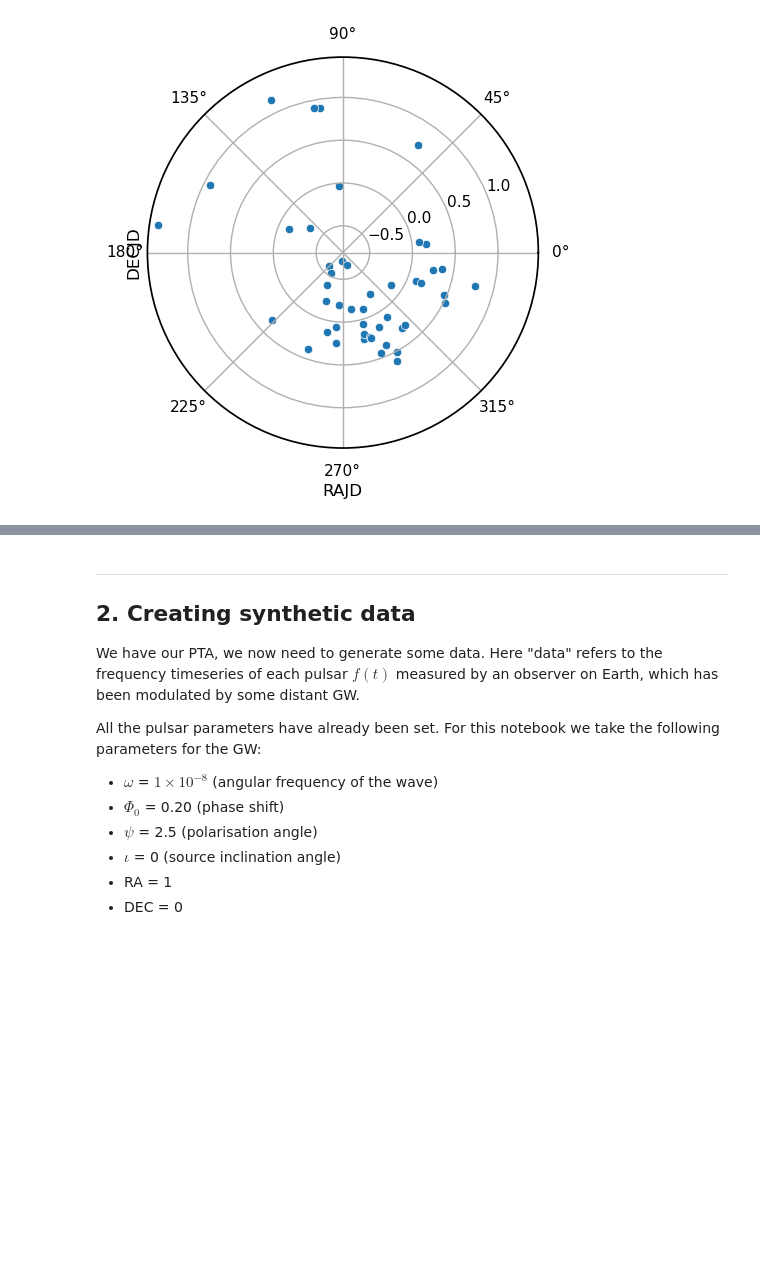
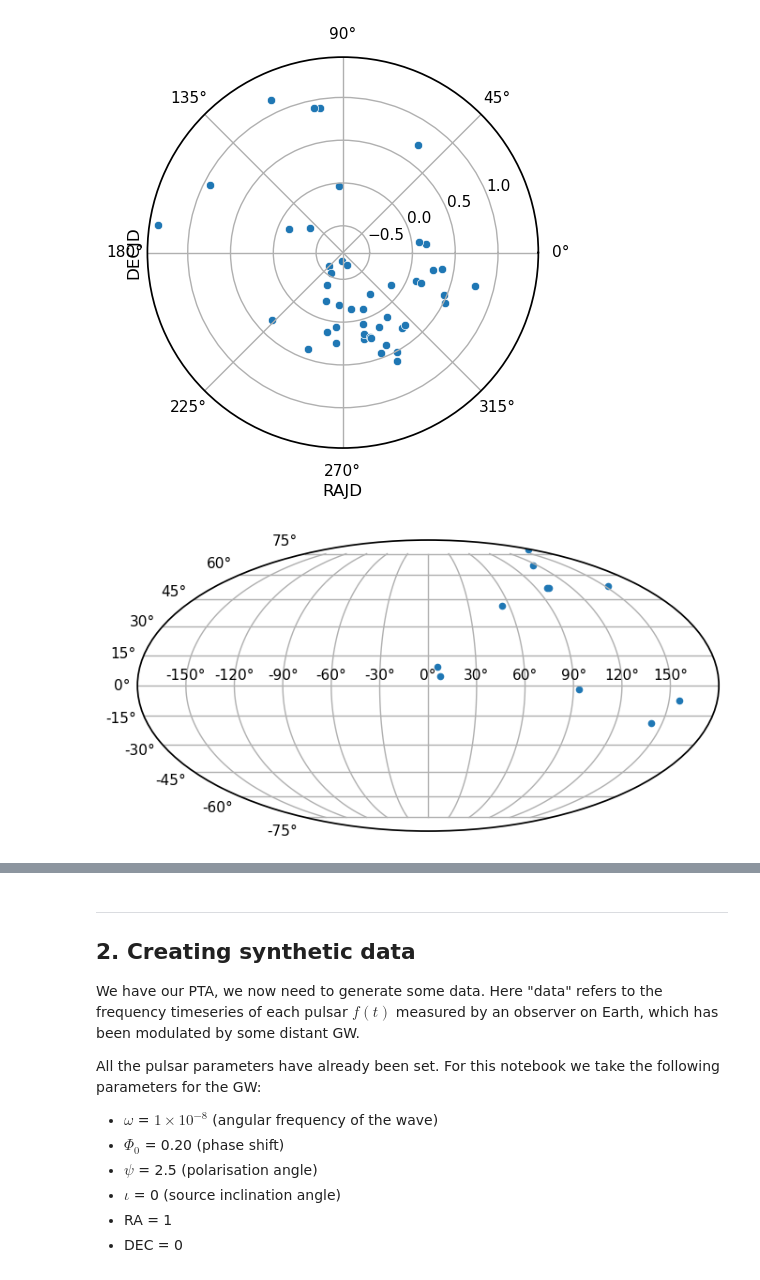
Before and after one commit to tomkimpson/PulsarKF, a Jupyter notebook: notebooks/GW-Detection-with-UKF.ipynb, the cells around one changed output, grey strips where cells are left out. Cells and saved outputs as stored; diff of their text form; code cells hidden in the pictures; blank space fills up the shorter version.

```diff
--- a/notebooks/GW-Detection-with-UKF.ipynb
+++ b/notebooks/GW-Detection-with-UKF.ipynb
@@ -64,3 +64,18 @@ g.map_dataframe(sns.scatterplot, x='RAJD', y='DECJD')
 # %% [output]
 <seaborn.axisgrid.FacetGrid at 0x...>
 [figure]
+# %%
+
+fig = plt.figure(figsize=(8,6))
+ax = fig.add_subplot(111, projection="mollweide")
+
+ax.scatter(df_PTA["RAJD"],df_PTA["DECJD"],s=20)
+
+ax.grid(True)
+
+        # if savepath is not None:
+        #     plt.savefig(savepath,dpi=300,bbox_inches='tight')
+
+        # plt.show()
+# %% [output]
+[figure, added]
```
Also changed, not shown: parts of 12 cells of this notebook, 9 other files.
